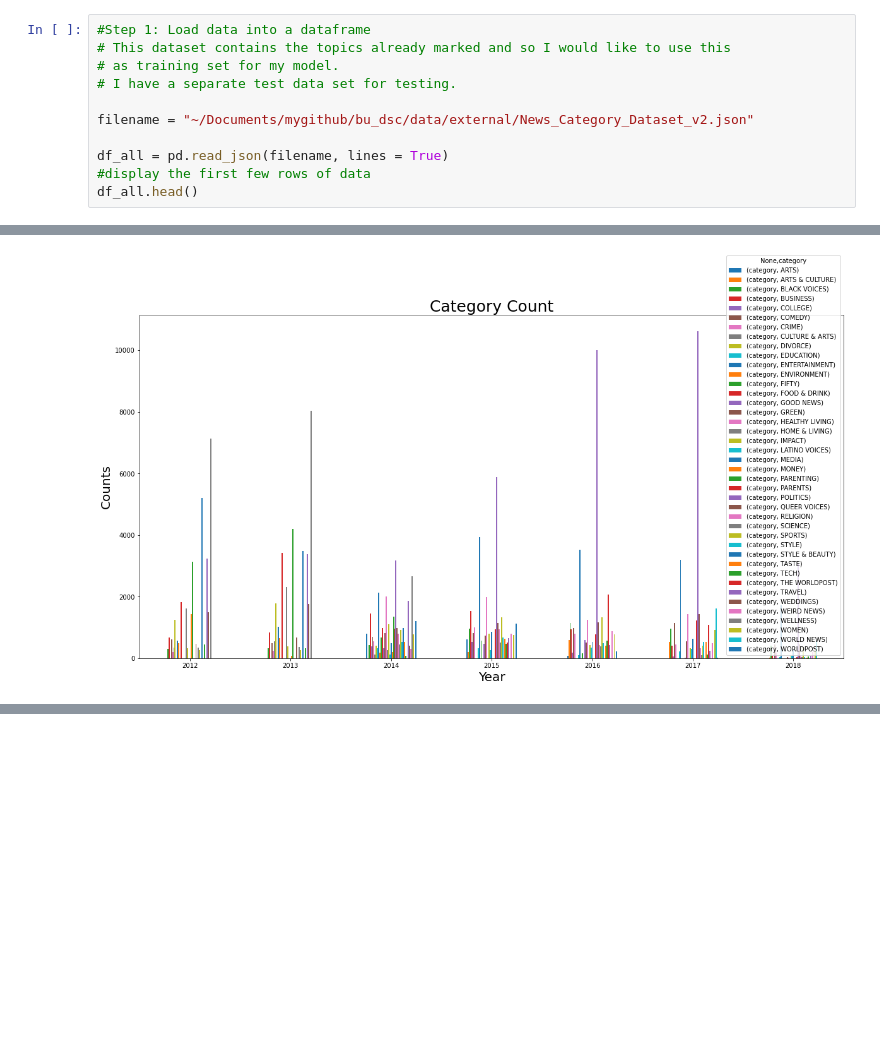
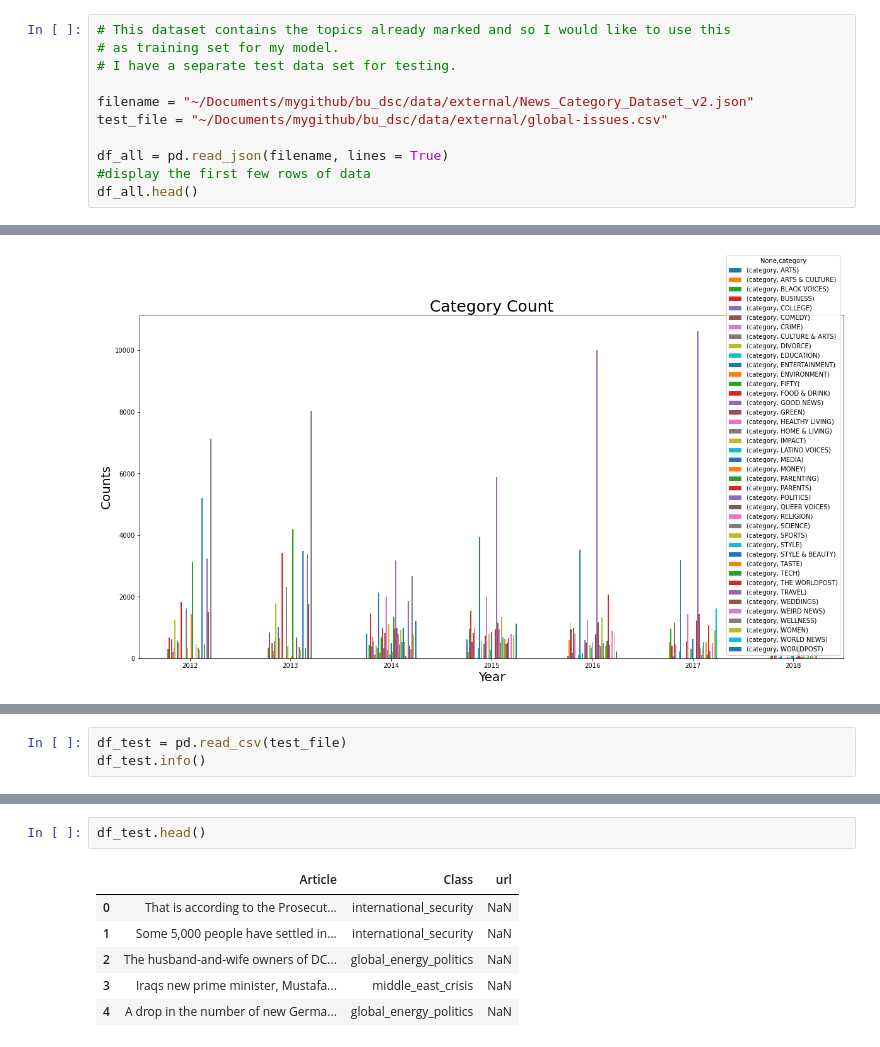
Before and after one commit to samantoz/bu_dsc, a Jupyter notebook: notebooks/DSC550/submitted/project_article_classification.ipynb, the cells around one changed output, grey strips where cells are left out. Saved outputs shown, nothing was run; the diff lists cells and outputs as text; blank space fills up the shorter version.

```diff
--- a/notebooks/DSC550/submitted/project_article_classification.ipynb
+++ b/notebooks/DSC550/submitted/project_article_classification.ipynb
@@ -49,10 +59,10 @@ pd.set_option('display.max_colwidth', None)
 # %%
-#Step 1: Load data into a dataframe
 # This dataset contains the topics already marked and so I would like to use this
 # as training set for my model.
 # I have a separate test data set for testing.
 
 filename = "~/Documents/mygithub/bu_dsc/data/external/News_Category_Dataset_v2.json"
+test_file = "~/Documents/mygithub/bu_dsc/data/external/global-issues.csv"
 
 df_all = pd.read_json(filename, lines = True)
 #display the first few rows of data
@@ -305,0 +455,3 @@ Submit Milestone 2 as a PDF or Jupyter Notebook, along with any applicable code
+# %%
+df_test = pd.read_csv(test_file)
+df_test.info()
@@ -305,0 +469,9 @@ Submit Milestone 2 as a PDF or Jupyter Notebook, along with any applicable code
+# %%
+df_test.head()
+# %% [output]
+|  | Article | Class | url |
+| 0 | That is according to the Prosecut... | international_security | NaN |
+| 1 | Some 5,000 people have settled in... | international_security | NaN |
+| 2 | The husband-and-wife owners of DC... | global_energy_politics | NaN |
+| 3 | Iraqs new prime minister, Mustafa... | middle_east_crisis | NaN |
+| 4 | A drop in the number of new Germa... | global_energy_politics | NaN |
```
Also changed, not shown: parts of 24 cells of this notebook.
